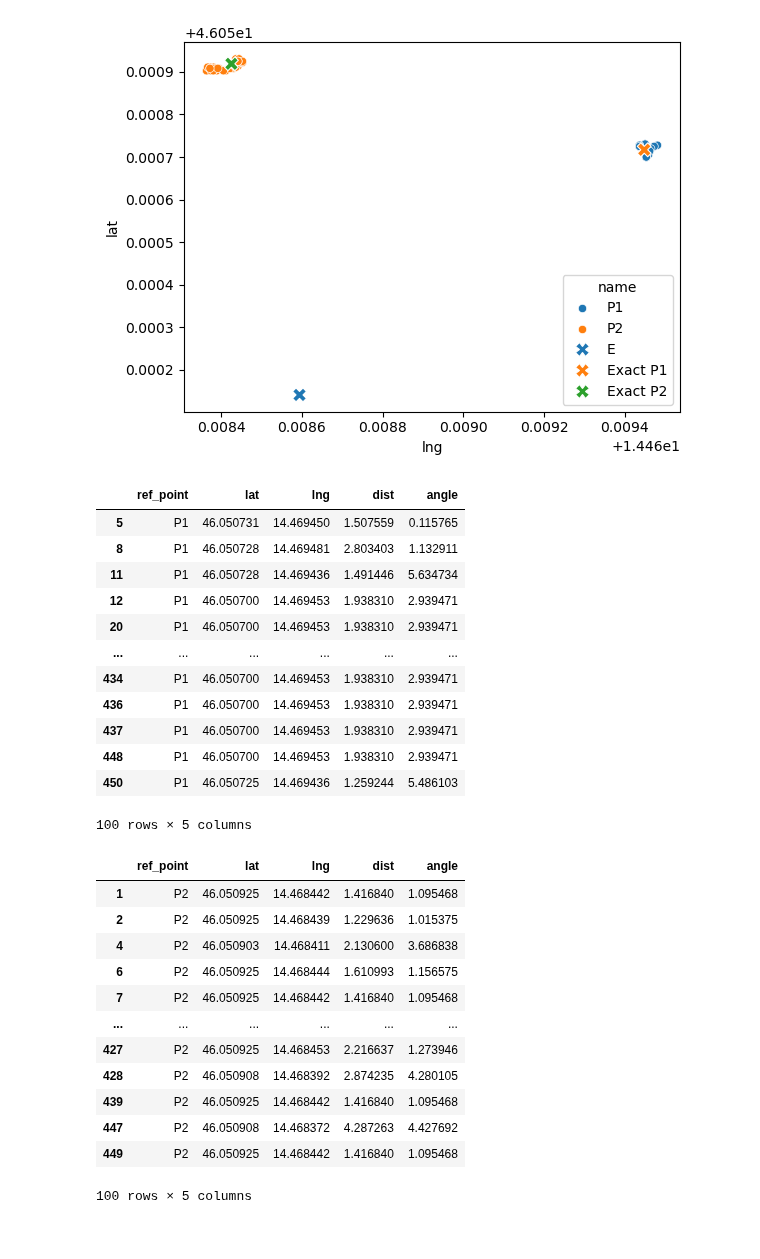
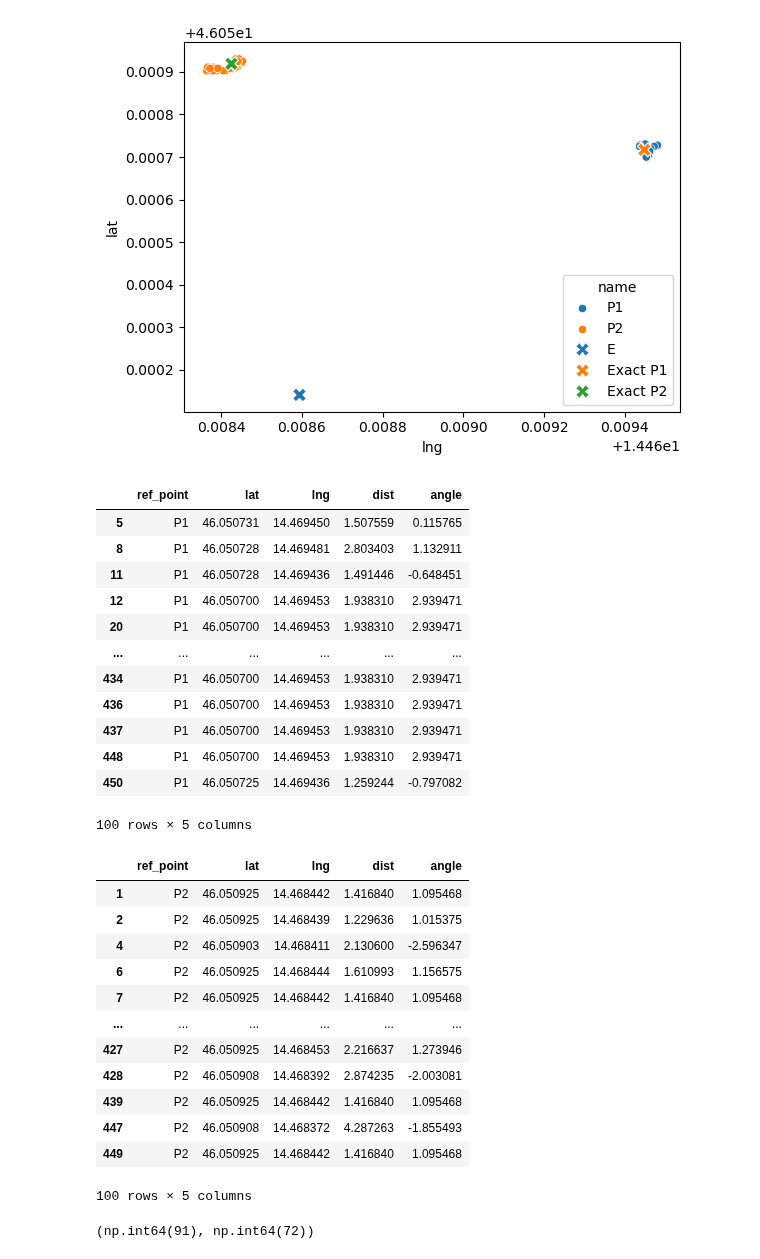
Before and after one commit to KlemenVovk/gps_evaluation, a Jupyter notebook: nb.ipynb, the cells around one changed output. Cells and saved outputs as stored; diff of their text form; code cells hidden in the pictures.

Commit message:
Fix distance and angle calculation.

```diff
--- a/nb.ipynb
+++ b/nb.ipynb
@@ -24,19 +24,19 @@ known_df
 | 1 | Exact P1 | 46.050717 | 14.469448 |
 | 2 | Exact P2 | 46.050919 | 14.468425 |
 # %%
-ref_points_df = pd.read_csv(REF_POINTS_CSV)
+proposal_ref_points_df = pd.read_csv(REF_POINTS_CSV)
 # drop rows where precise is off
-ref_points_df = ref_points_df[ref_points_df['precise'] == 'on']
+proposal_ref_points_df = proposal_ref_points_df[proposal_ref_points_df['precise'] == 'on']
 # drop rows where point is not P1 or P2
-ref_points_df = ref_points_df[ref_points_df['point'].isin(['P1', 'P2'])]
+proposal_ref_points_df = proposal_ref_points_df[proposal_ref_points_df['point'].isin(['P1', 'P2'])]
 # drop columns we don't need
-ref_points_df = ref_points_df[['point', 'lat', 'lng']]
-ref_points_df = ref_points_df.rename(columns={'point': 'ref_point'})
+proposal_ref_points_df = proposal_ref_points_df[['point', 'lat', 'lng']]
+proposal_ref_points_df = proposal_ref_points_df.rename(columns={'point': 'ref_point'})
 # ref point to category
-ref_points_df['ref_point'] = ref_points_df['ref_point'].astype('category')
-assert set(ref_points_df['ref_point'].unique().tolist()) == set(['P1', 'P2'])
-display(ref_points_df)
-ref_points_df.describe(include='all')
+proposal_ref_points_df['ref_point'] = proposal_ref_points_df['ref_point'].astype('category')
+assert set(proposal_ref_points_df['ref_point'].unique().tolist()) == set(['P1', 'P2'])
+display(proposal_ref_points_df)
+proposal_ref_points_df.describe(include='all')
 # %% [output]
 |  | ref_point | lat | lng |
 | 1 | P2 | 46.050925 | 14.468442 |
@@ -73,56 +73,64 @@ sns.scatterplot(data=known_df, x='lng', y='lat', hue='name', marker='X', s=100)
 [figure]
 # %%
 from geographiclib.geodesic import Geodesic
+
 import math
-def lat_lng2dist_ang(initial_coords, coords):
-    # initial_coords = [lat1, lng1] (evidence)
-    # coords = [lat2, lng2] (proposed)
-    # returns meters, radians
-    results = Geodesic.WGS84.Inverse(initial_coords[0], initial_coords[1], coords[0], coords[1])
+def lat_lng2dist_ang(zero_coords, coords):
+    # zero_coords = [lat, lng]
+    # coords = [lat, lng]
+    # computes distance (in meters) between two points and azimuth (angle from north in radians) of the line using WGS84 ellipsoid, line spins around zero_coords
+    # computes angle (in radians) between two points
+    results = Geodesic.WGS84.Inverse(zero_coords[0], zero_coords[1], coords[0], coords[1])
     distance = results['s12']
-    angle = math.radians(results['azi1'])
-    angle = angle if angle > 0 else angle + 2 * math.pi
+    angle_deg = results['azi1']
+    angle = math.radians(angle_deg)
     return distance, angle
 
-def prepare_points(exact_ref_point_lat_lng, ref_points_df):
+
+def prepare_points(exact_proposal_point_lat_lng, proposal_ref_points_df):
     # ref_point = [lat, lng]
-    ref_points_df["dist"] = ref_points_df.apply(lambda x: lat_lng2dist_ang(exact_ref_point_lat_lng, [x["lat"], x["lng"]])[0], axis=1)
-    ref_points_df["angle"] = ref_points_df.apply(lambda x: lat_lng2dist_ang(exact_ref_point_lat_lng, [x["lat"], x["lng"]])[1], axis=1)
-    return ref_points_df
+    proposal_ref_points_df["dist"] = proposal_ref_points_df.apply(lambda x: lat_lng2dist_ang(exact_proposal_point_lat_lng, [x["lat"], x["lng"]])[0], axis=1)
+    proposal_ref_points_df["angle"] = proposal_ref_points_df.apply(lambda x: lat_lng2dist_ang(exact_proposal_point_lat_lng, [x["lat"], x["lng"]])[1], axis=1)
 
-p1_refs = ref_points_df[ref_points_df['ref_point'] == 'P1'].copy()
-p2_refs = ref_points_df[ref_points_df['ref_point'] == 'P2'].copy()
+    return proposal_ref_points_df
+
+
+p1_refs = proposal_ref_points_df[proposal_ref_points_df['ref_point'] == 'P1'].copy()
+p2_refs = proposal_ref_points_df[proposal_ref_points_df['ref_point'] == 'P2'].copy()
 p1_refs = prepare_points([P1_lat, P1_lng], p1_refs)
 p2_refs = prepare_points([P2_lat, P2_lng], p2_refs)
+
 display(p1_refs)
 display(p2_refs)
+# TODO: get rid of *consecutive* duplicate rows
 # %% [output]
 |  | ref_point | lat | lng | dist | angle |
 | 5 | P1 | 46.050731 | 14.469450 | 1.507559 | 0.115765 |
 | 8 | P1 | 46.050728 | 14.469481 | 2.803403 | 1.132911 |
-| 11 | P1 | 46.050728 | 14.469436 | 1.491446 | 5.634734 |
+| 11 | P1 | 46.050728 | 14.469436 | 1.491446 | -0.648451 |
 | 12 | P1 | 46.050700 | 14.469453 | 1.938310 | 2.939471 |
 | 20 | P1 | 46.050700 | 14.469453 | 1.938310 | 2.939471 |
 | ... | ... | ... | ... | ... | ... |
 | 434 | P1 | 46.050700 | 14.469453 | 1.938310 | 2.939471 |
 | 436 | P1 | 46.050700 | 14.469453 | 1.938310 | 2.939471 |
 | 437 | P1 | 46.050700 | 14.469453 | 1.938310 | 2.939471 |
 | 448 | P1 | 46.050700 | 14.469453 | 1.938310 | 2.939471 |
-| 450 | P1 | 46.050725 | 14.469436 | 1.259244 | 5.486103 |
+| 450 | P1 | 46.050725 | 14.469436 | 1.259244 | -0.797082 |
 100 rows × 5 columns
 |  | ref_point | lat | lng | dist | angle |
 | 1 | P2 | 46.050925 | 14.468442 | 1.416840 | 1.095468 |
 | 2 | P2 | 46.050925 | 14.468439 | 1.229636 | 1.015375 |
-| 4 | P2 | 46.050903 | 14.468411 | 2.130600 | 3.686838 |
+| 4 | P2 | 46.050903 | 14.468411 | 2.130600 | -2.596347 |
 | 6 | P2 | 46.050925 | 14.468444 | 1.610993 | 1.156575 |
 | 7 | P2 | 46.050925 | 14.468442 | 1.416840 | 1.095468 |
 | ... | ... | ... | ... | ... | ... |
 | 427 | P2 | 46.050925 | 14.468453 | 2.216637 | 1.273946 |
-| 428 | P2 | 46.050908 | 14.468392 | 2.874235 | 4.280105 |
+| 428 | P2 | 46.050908 | 14.468392 | 2.874235 | -2.003081 |
 | 439 | P2 | 46.050925 | 14.468442 | 1.416840 | 1.095468 |
-| 447 | P2 | 46.050908 | 14.468372 | 4.287263 | 4.427692 |
+| 447 | P2 | 46.050908 | 14.468372 | 4.287263 | -1.855493 |
 | 449 | P2 | 46.050925 | 14.468442 | 1.416840 | 1.095468 |
 100 rows × 5 columns
+(np.int64(91), np.int64(72))
 # %%
 E_dist_angle_wrt_P1 = lat_lng2dist_ang((P1_lat, P1_lng), (E_lat, E_lng))
 E_dist_angle_wrt_P2 = lat_lng2dist_ang((P2_lat, P2_lng), (E_lat, E_lng))
```
Also changed, not shown: parts of 4 cells of this notebook.
